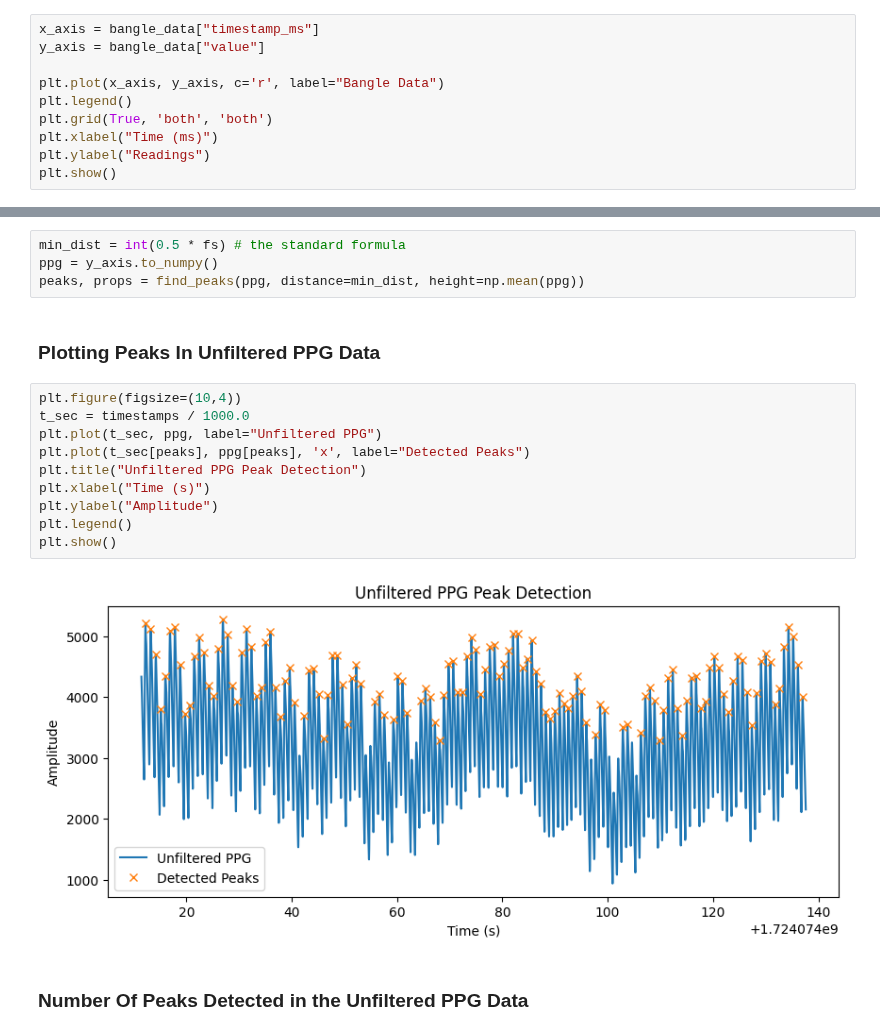
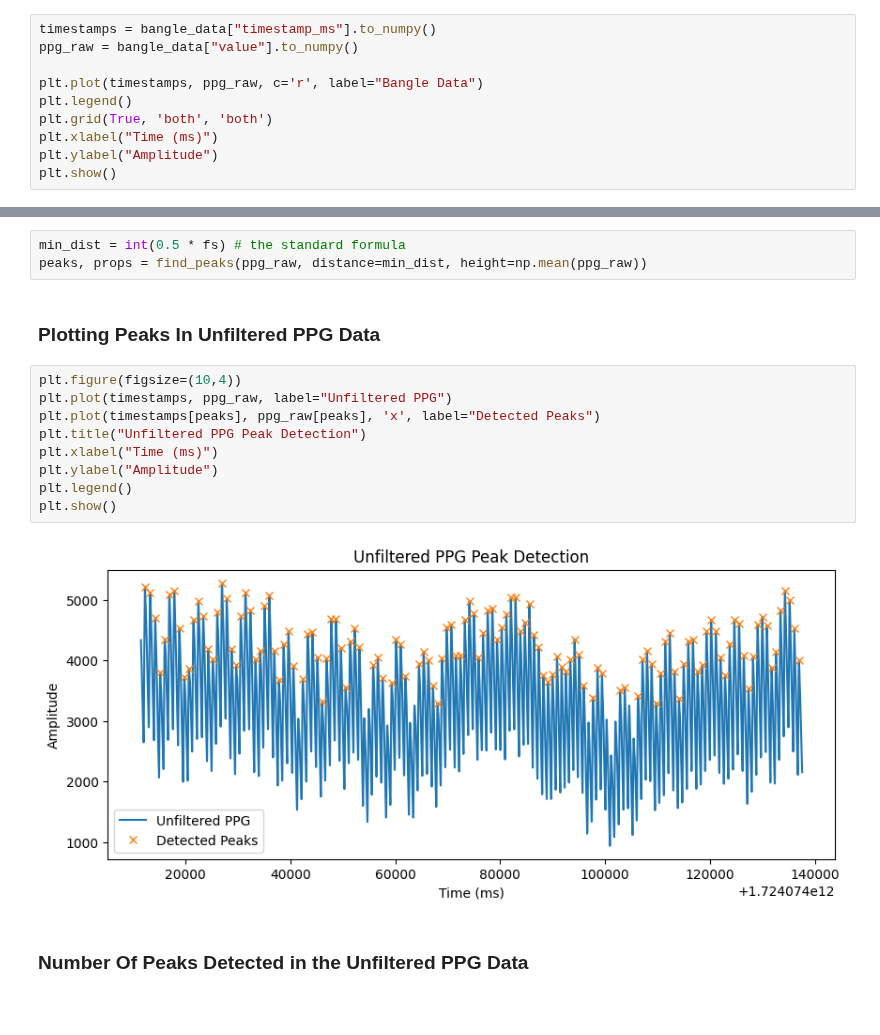
Before and after one commit to Showmick119/Benchmarking-Signal-Processing-Packages, a Jupyter notebook: bangle.ipynb, the cells around one changed output, grey strips where cells are left out. Drawn from its saved outputs; the diff is of its cells as text; blank space fills up the shorter version.

```diff
--- a/bangle.ipynb
+++ b/bangle.ipynb
@@ -20,13 +21,13 @@ print(bangle_data.head())
 # %% [markdown]
 ### **Plot Unfiltered Bangle Data**
 # %%
-x_axis = bangle_data["timestamp_ms"]
-y_axis = bangle_data["value"]
+timestamps = bangle_data["timestamp_ms"].to_numpy()
+ppg_raw = bangle_data["value"].to_numpy()
 
-plt.plot(x_axis, y_axis, c='r', label="Bangle Data")
+plt.plot(timestamps, ppg_raw, c='r', label="Bangle Data")
 plt.legend()
 plt.grid(True, 'both', 'both')
 plt.xlabel("Time (ms)")
-plt.ylabel("Readings")
+plt.ylabel("Amplitude")
 plt.show()
 # %% [output]
@@ -72,22 +72,20 @@ Estimated PPG sampling rate: 43.9 Hz
 ### **Finding Peaks In Unfiltered PPG Data**
 # %%
 min_dist = int(0.5 * fs) # the standard formula
-ppg = y_axis.to_numpy()
-peaks, props = find_peaks(ppg, distance=min_dist, height=np.mean(ppg))
+peaks, props = find_peaks(ppg_raw, distance=min_dist, height=np.mean(ppg_raw))
 # %% [markdown]
 ### **Plotting Peaks In Unfiltered PPG Data**
 # %%
 plt.figure(figsize=(10,4))
-t_sec = timestamps / 1000.0
-plt.plot(t_sec, ppg, label="Unfiltered PPG")
-plt.plot(t_sec[peaks], ppg[peaks], 'x', label="Detected Peaks")
+plt.plot(timestamps, ppg_raw, label="Unfiltered PPG")
+plt.plot(timestamps[peaks], ppg_raw[peaks], 'x', label="Detected Peaks")
 plt.title("Unfiltered PPG Peak Detection")
-plt.xlabel("Time (s)")
+plt.xlabel("Time (ms)")
 plt.ylabel("Amplitude")
 plt.legend()
 plt.show()
 # %% [output]
-[figure, old version]
+[figure, new version]
 # %% [markdown]
 ### **Number Of Peaks Detected in the Unfiltered PPG Data**
 # %%
```
Also changed, not shown: parts of 20 cells of this notebook.
